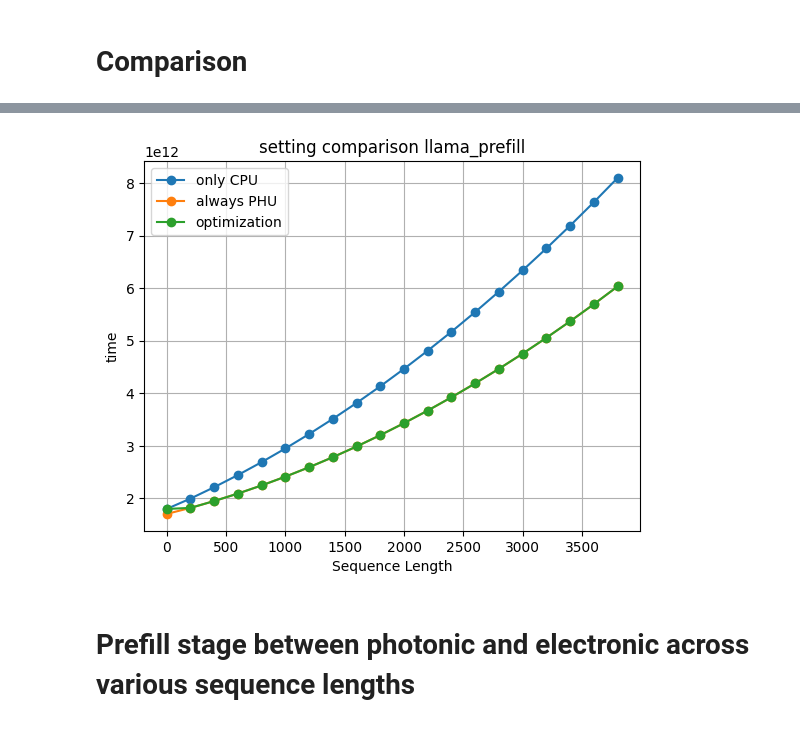
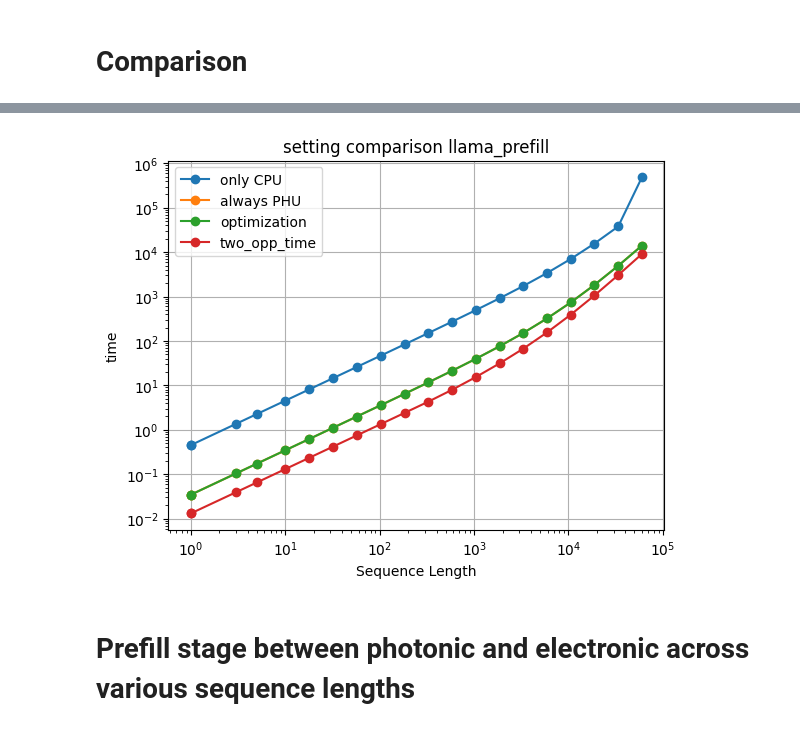
Before and after one commit to RyanTomich/LightCode, a Jupyter notebook: lightcode/evaluations.ipynb, the cells around one changed output, grey strips where cells are left out. Saved outputs shown, nothing was run; the diff lists cells and outputs as text; code cells hidden in the pictures.

```diff
--- a/lightcode/evaluations.ipynb
+++ b/lightcode/evaluations.ipynb
@@ -33,7 +31,7 @@ ans = lightcode.graph_search(
     models.llama_prefill,
     optimization,
     available_hardware,
-    moc_sequence_length = 1,
+    moc_sequence_length = 30,
     profiles=True,
     data_collection=True,
 )
@@ -51,9 +49,27 @@ ans = lightcode.graph_search(
     models.llama_prefill,
     optimization,
     available_hardware,
-    moc_sequence_length = 1,
+    moc_sequence_length = 30,
     profiles=True,
     data_collection=True,
 )
 print(f'CPU & PHU : {ans}')
+
+optimization = "energy"
+
+hardware = []
+hw.Hardware._hardware_reset()
+hardware.append(hw.CPU(CPU_AVERAGE_CLOCK, 1))
+hardware.append(hw.PHU(PHU_MIN_CLOCK, 1, 20))
+available_hardware = hw.initilize_hardware(hardware)
+
+ans = lightcode.graph_search(
+    models.llama_prefill,
+    optimization,
+    available_hardware,
+    moc_sequence_length = 30,
+    profiles=True,
+    data_collection=True,
+)
+print(f'CPU & PHU : {ans}')
 # %% [output]
@@ -71,8 +88,9 @@ PHU_MIN_CLOCK = 9.7 * 10**9  # 100**9, 10 Ghz
 sequence_lengths = []
 num_photonic = []
 
-for i in range(20):
-    len = i*10
+# for i in (19,20,21,22,50,51,52,53,54,55):
+for i in (0,18,19,20,50,51,52,53,54,55, 70):
+    len = i
     sequence_lengths.append(len)
 
     hardware = []
@@ -198,20 +245,26 @@ for i in range(20):
 # %%
-plt.plot(sequence_lengths, cpu_energy, marker='o', label='only CPU')
-plt.plot(sequence_lengths, phu_energy, marker='o', label='always PHU')
-plt.plot(sequence_lengths, optimization_energy, marker='o', label='optimization')
-# plt.plot(sequence_lengths, cpu_time, marker='o', label='only CPU')
-# plt.plot(sequence_lengths, phu_time, marker='o', label='always PHU')
-# plt.plot(sequence_lengths, optimization_time, marker='o', label='optimization')
+# plt.plot(sequence_lengths, cpu_energy, marker='o', label='only CPU')
+# plt.plot(sequence_lengths, phu_energy, marker='o', label='always PHU')
+# plt.plot(sequence_lengths, optimization_energy, marker='o', label='optimization')
+# plt.plot(sequence_lengths, two_opp_energy, marker='o', label='two_opp_energy')
+plt.plot(sequence_lengths, cpu_time, marker='o', label='only CPU')
+plt.plot(sequence_lengths, phu_time, marker='o', label='always PHU')
+plt.plot(sequence_lengths, optimization_time, marker='o', label='optimization')
+plt.plot(sequence_lengths, two_opp_time, marker='o', label='two_opp_time')
 
 plt.title(f'setting comparison llama_prefill')
 plt.xlabel('Sequence Length')
 plt.ylabel('time')
 
+plt.xscale("log")
+plt.yscale("log")
+
+
 plt.grid(True)
 plt.legend()
 plt.show()
 # %% [output]
-[figure, old version]
+[figure, new version]
 # %% [markdown]
 # Prefill stage between photonic and electronic across various sequence lengths
 # %%
```
Also changed, not shown: parts of 4 cells of this notebook, 8 other files.
